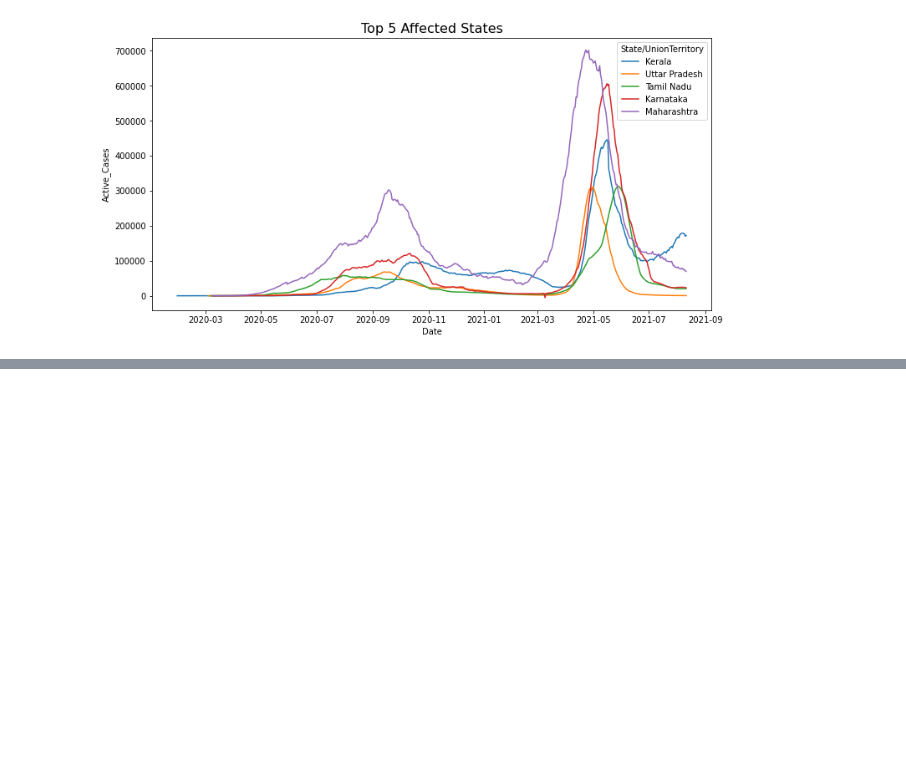
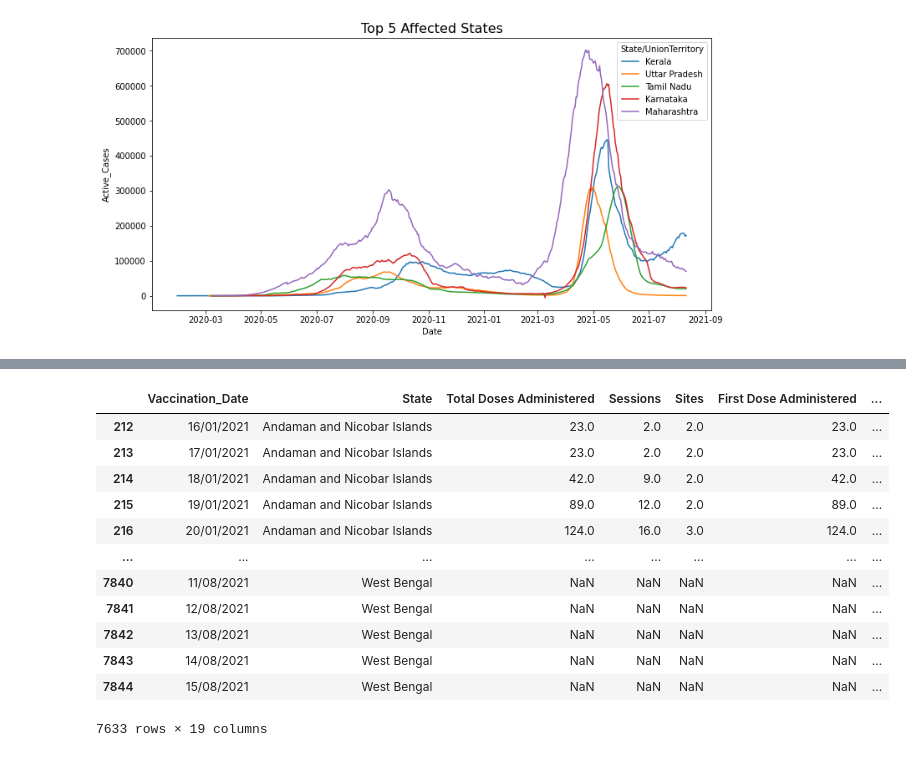
Before and after one commit to saberzero1/covid-visualization, a Jupyter notebook: Covid Data Analysis India.ipynb, the cells around one changed output, grey strips where cells are left out. Saved outputs shown, nothing was run; the diff lists cells and outputs as text; code cells hidden in the pictures; blank space fills up the shorter version.

```diff
--- a/Covid Data Analysis India.ipynb
+++ b/Covid Data Analysis India.ipynb
@@ -180,0 +225,18 @@ Text(0.5, 1.0, 'Top 5 Affected States')
+# %%
+# Remove rows where stat is not India
+vaccination = vaccination[vaccination["State"] != "India"]
+vaccination
+# %% [output]
+|  | Vaccination_Date | State | Total Doses Administered | Sessions | Sites | First Dose Administered | ... |
+| 212 | 16/01/2021 | Andaman and Nicobar Islands | 23.0 | 2.0 | 2.0 | 23.0 | ... |
+| 213 | 17/01/2021 | Andaman and Nicobar Islands | 23.0 | 2.0 | 2.0 | 23.0 | ... |
+| 214 | 18/01/2021 | Andaman and Nicobar Islands | 42.0 | 9.0 | 2.0 | 42.0 | ... |
+| 215 | 19/01/2021 | Andaman and Nicobar Islands | 89.0 | 12.0 | 2.0 | 89.0 | ... |
+| 216 | 20/01/2021 | Andaman and Nicobar Islands | 124.0 | 16.0 | 3.0 | 124.0 | ... |
+| ... | ... | ... | ... | ... | ... | ... | ... |
+| 7840 | 11/08/2021 | West Bengal | NaN | NaN | NaN | NaN | ... |
+| 7841 | 12/08/2021 | West Bengal | NaN | NaN | NaN | NaN | ... |
+| 7842 | 13/08/2021 | West Bengal | NaN | NaN | NaN | NaN | ... |
+| 7843 | 14/08/2021 | West Bengal | NaN | NaN | NaN | NaN | ... |
+| 7844 | 15/08/2021 | West Bengal | NaN | NaN | NaN | NaN | ... |
+7633 rows × 19 columns
```
Also changed, not shown: parts of 8 cells of this notebook.
